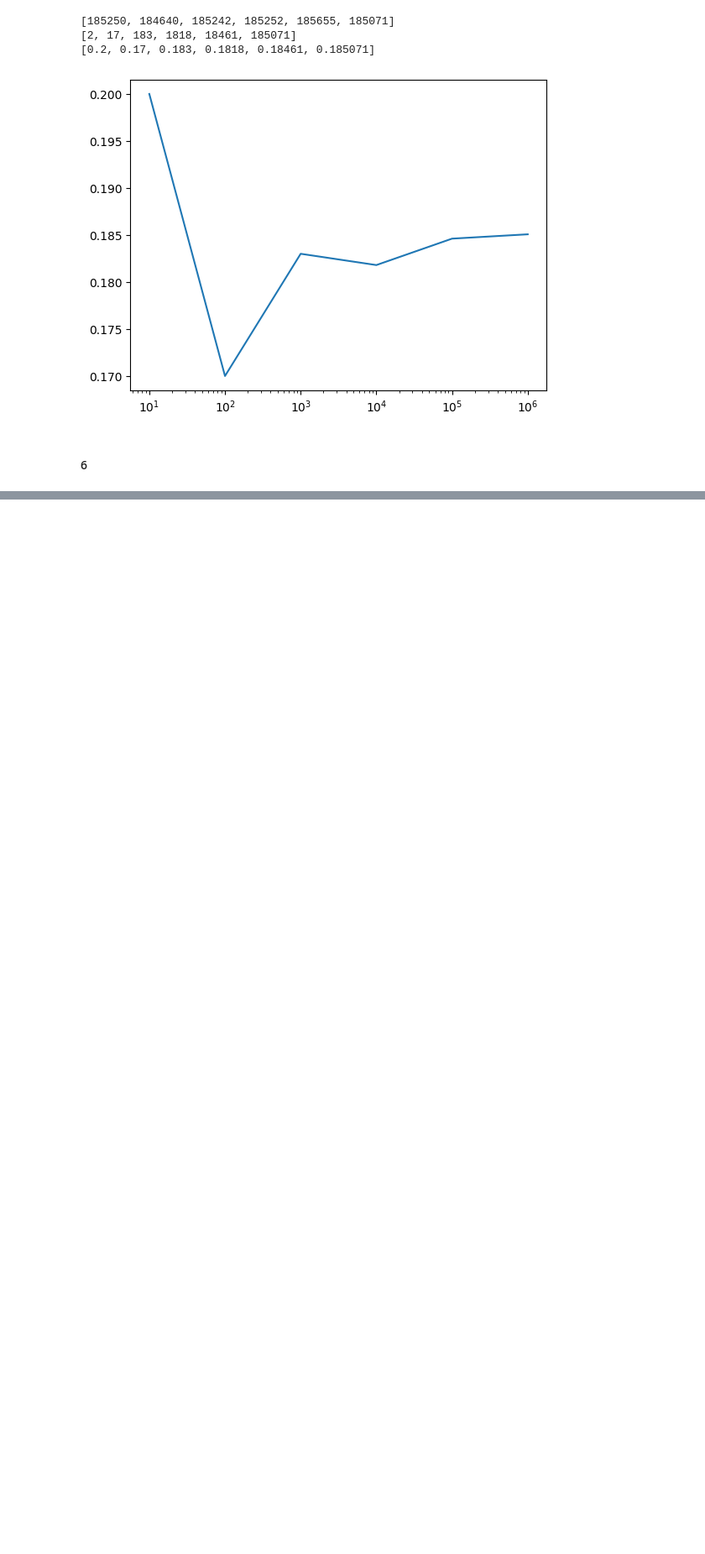
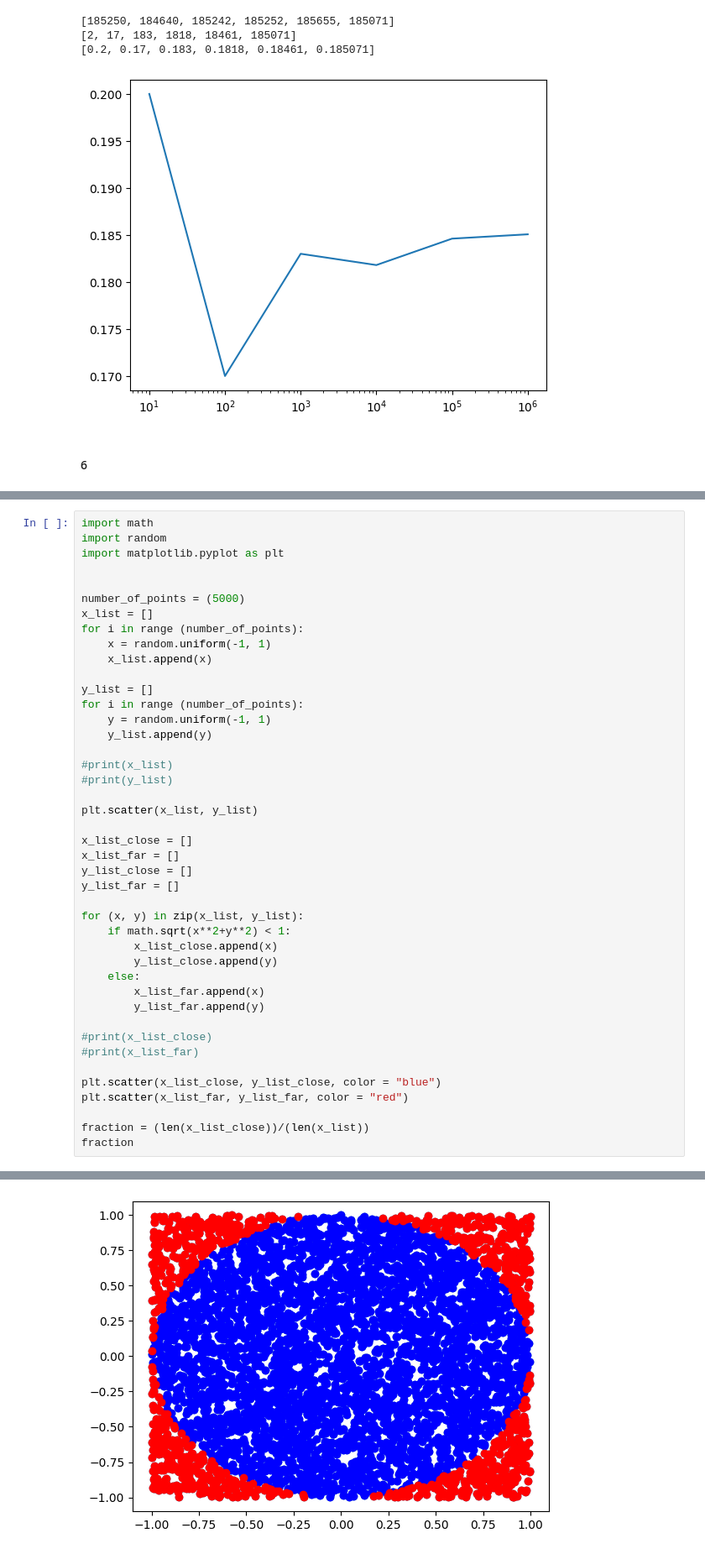
Before and after one commit to DorotaBjoorn/Python-Dorota-Bjoorn, a Jupyter notebook: Excercises/EX04_lists.ipynb, the cells around one changed output, grey strips where cells are left out. Shown: that part at 84% size. Cells and saved outputs as stored; diff of their text form; blank space fills up the shorter version.

```diff
--- a/Excercises/EX04_lists.ipynb
+++ b/Excercises/EX04_lists.ipynb
@@ -173,0 +141,44 @@ plt.scatter(x_values, y_values);
+# %%
+import math
+import random
+import matplotlib.pyplot as plt
+
+
+number_of_points = (5000)
+x_list = []
+for i in range (number_of_points):
+    x = random.uniform(-1, 1)
+    x_list.append(x)
+
+y_list = []
+for i in range (number_of_points):
+    y = random.uniform(-1, 1)
+    y_list.append(y)
+
+#print(x_list)
+#print(y_list)
+
+plt.scatter(x_list, y_list)
+
+x_list_close = []
+x_list_far = []
+y_list_close = []
+y_list_far = []
+
+for (x, y) in zip(x_list, y_list):
+    if math.sqrt(x**2+y**2) < 1:
+        x_list_close.append(x)
+        y_list_close.append(y)
+    else:
+        x_list_far.append(x)
+        y_list_far.append(y)
+
+#print(x_list_close)
+#print(x_list_far)
+
+plt.scatter(x_list_close, y_list_close, color = "blue")
+plt.scatter(x_list_far, y_list_far, color = "red")
+
+fraction = (len(x_list_close))/(len(x_list))
+fraction
+# %% [output]
@@ -173,0 +186 @@ plt.scatter(x_values, y_values);
+[figure, added]
```
Also changed, not shown: parts of 2 cells of this notebook.
